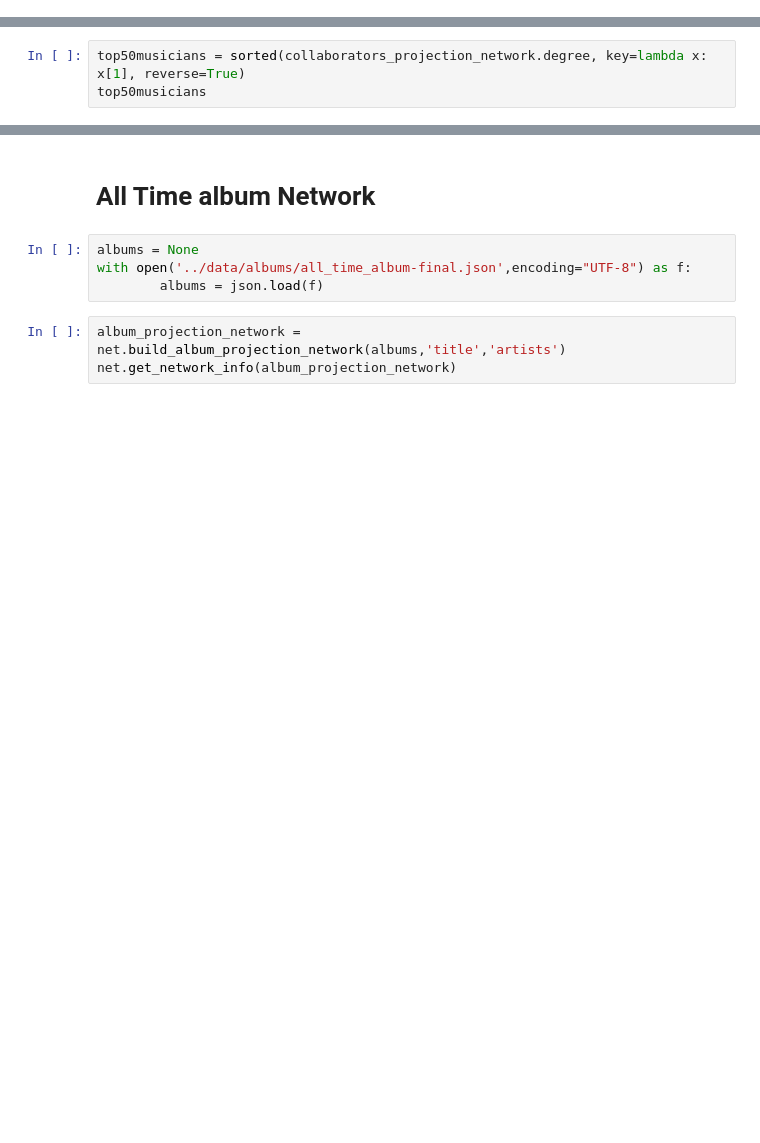
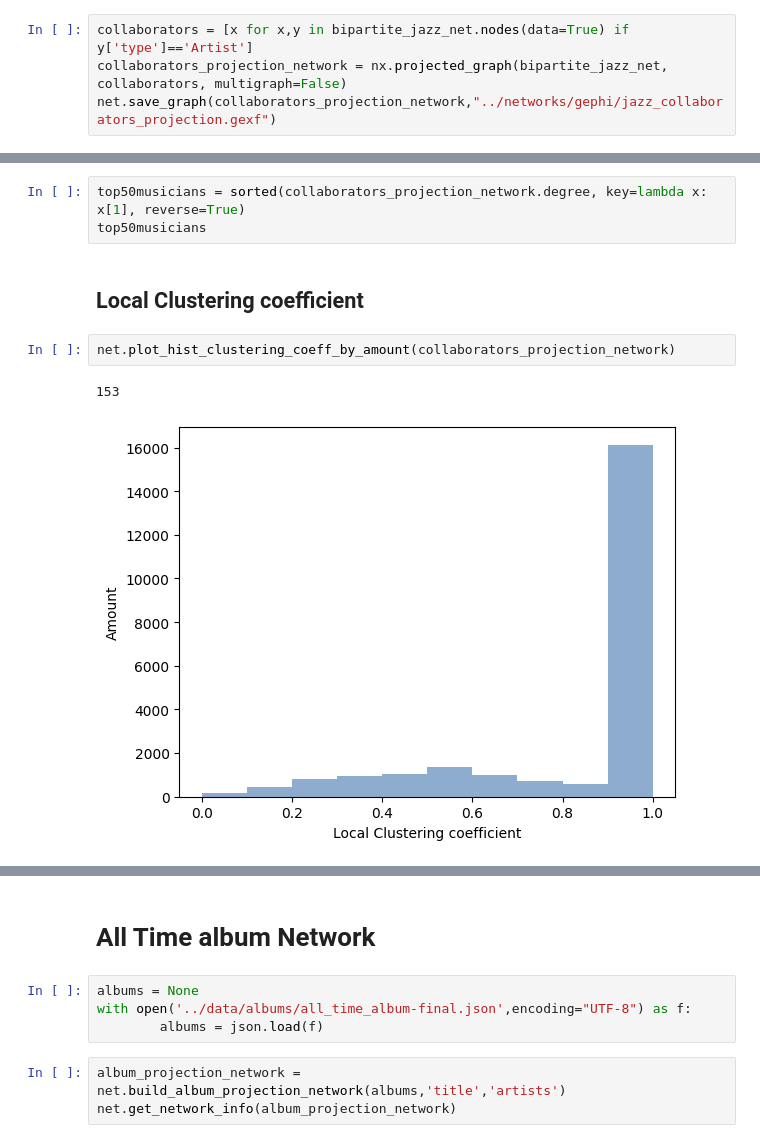
Before and after one commit to sizmar2018/master_thesis_women_in_jazz, a Jupyter notebook: code/network-analysis.ipynb, the cells around one changed output, grey strips where cells are left out. Cells and saved outputs as stored; diff of their text form; blank space fills up the shorter version.

```diff
--- a/code/network-analysis.ipynb
+++ b/code/network-analysis.ipynb
@@ -43,0 +123,4 @@ net.save_graph(collaborators_projection_network,"../networks/gephi/jazz_collabor
+# %%
+collaborators = [x for x,y in bipartite_jazz_net.nodes(data=True) if y['type']=='Artist']
+collaborators_projection_network = nx.projected_graph(bipartite_jazz_net, collaborators, multigraph=False)
+net.save_graph(collaborators_projection_network,"../networks/gephi/jazz_collaborators_projection.gexf")
@@ -44,3 +146,10 @@ net.save_graph(collaborators_projection_network,"../networks/gephi/jazz_collabor
 # %%
 top50musicians = sorted(collaborators_projection_network.degree, key=lambda x: x[1], reverse=True)
 top50musicians
+# %% [markdown]
+## Local Clustering coefficient
+# %%
+net.plot_hist_clustering_coeff_by_amount(collaborators_projection_network)
+# %% [output]
+153
+[figure, added]
```
Also changed, not shown: parts of 43 cells of this notebook, 52 other files.
